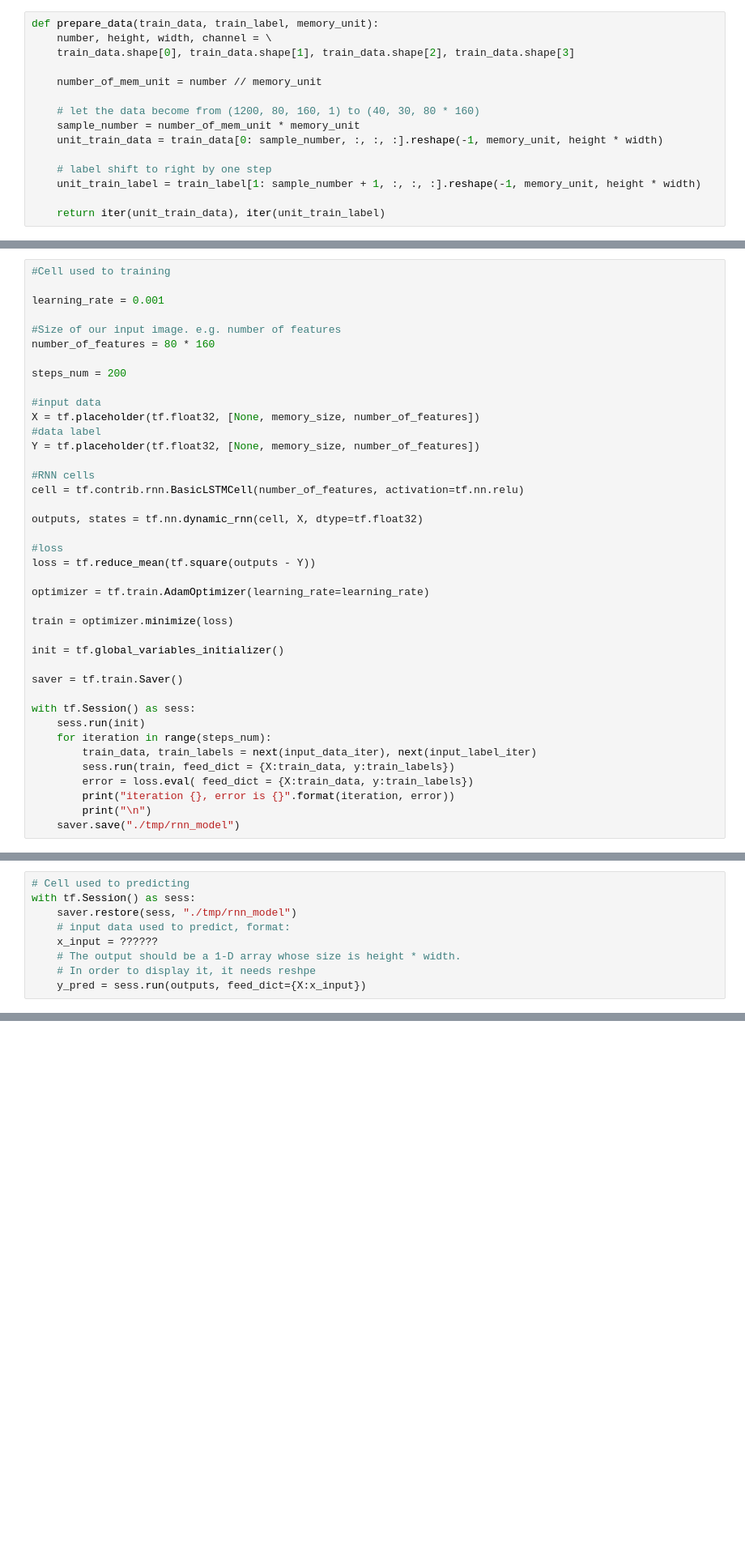
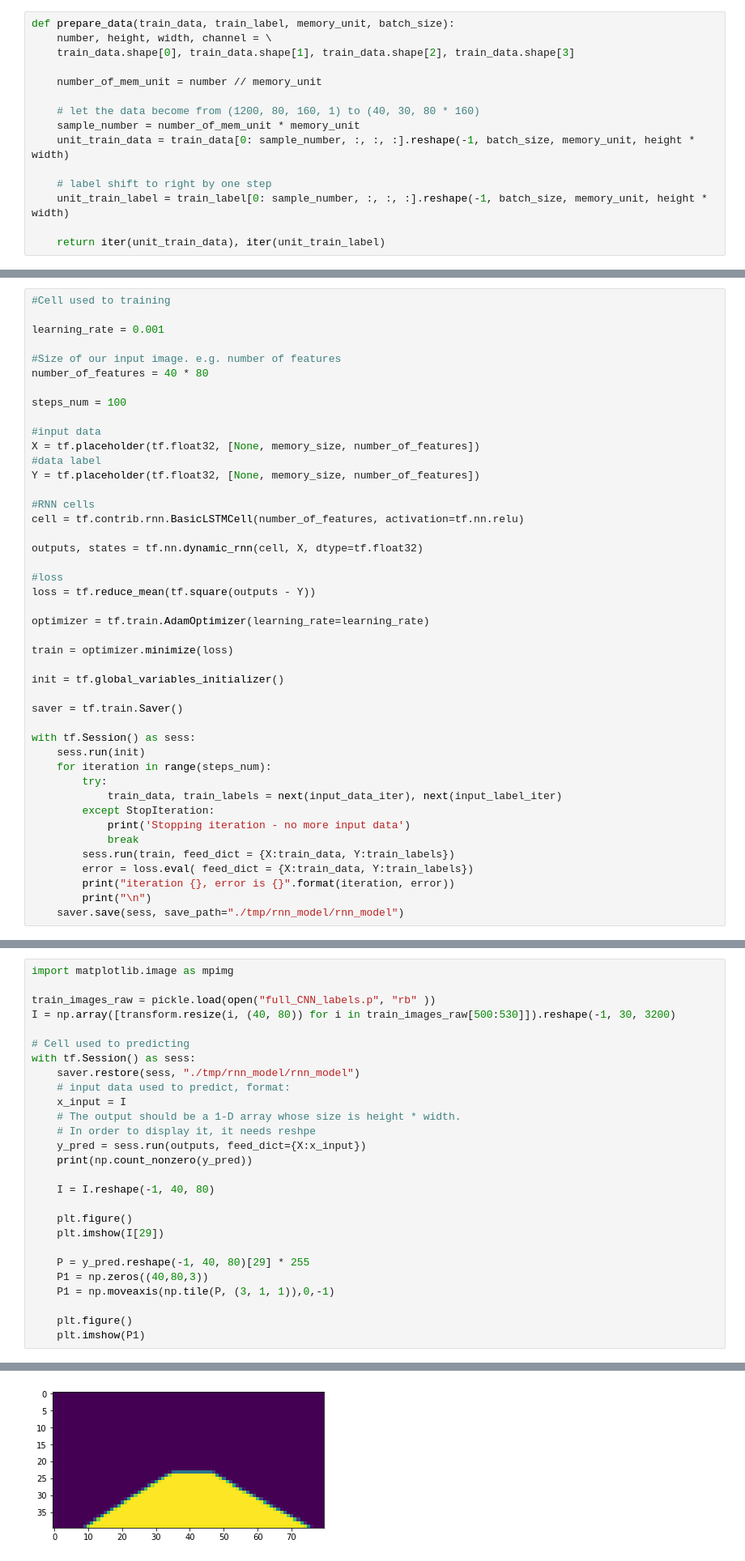
Before and after one commit to Spozder/LaneDetectionNNProject, a Jupyter notebook: RNN_model.ipynb, the cells around one changed output, grey strips where cells are left out. Shown: that part at 81% size. Drawn from its saved outputs; the diff is of its cells as text; blank space fills up the shorter version.

```diff
--- a/RNN_model.ipynb
+++ b/RNN_model.ipynb
@@ -7,5 +8,5 @@ from sklearn.model_selection import train_test_split
 # %%
-def prepare_data(train_data, train_label, memory_unit):
+def prepare_data(train_data, train_label, memory_unit, batch_size):
     number, height, width, channel = \
     train_data.shape[0], train_data.shape[1], train_data.shape[2], train_data.shape[3]
 
@@ -13,10 +14,10 @@ def prepare_data(train_data, train_label, memory_unit):
 
     # let the data become from (1200, 80, 160, 1) to (40, 30, 80 * 160)
     sample_number = number_of_mem_unit * memory_unit
-    unit_train_data = train_data[0: sample_number, :, :, :].reshape(-1, memory_unit, height * width)
+    unit_train_data = train_data[0: sample_number, :, :, :].reshape(-1, batch_size, memory_unit, height * width)
 
     # label shift to right by one step
-    unit_train_label = train_label[1: sample_number + 1, :, :, :].reshape(-1, memory_unit, height * width)
+    unit_train_label = train_label[0: sample_number, :, :, :].reshape(-1, batch_size, memory_unit, height * width)
 
     return iter(unit_train_data), iter(unit_train_label)
 # %%
@@ -48,9 +53,9 @@ input_data_iter, input_label_iter = prepare_data(train_data, train_label, memory
 learning_rate = 0.001
 
 #Size of our input image. e.g. number of features
-number_of_features = 80 * 160
+number_of_features = 40 * 80
 
-steps_num = 200
+steps_num = 100
 
 #input data
 X = tf.placeholder(tf.float32, [None, memory_size, number_of_features])
@@ -76,9 +81,13 @@ saver = tf.train.Saver()
 with tf.Session() as sess:
     sess.run(init)
     for iteration in range(steps_num):
-        train_data, train_labels = next(input_data_iter), next(input_label_iter)
-        sess.run(train, feed_dict = {X:train_data, y:train_labels})
-        error = loss.eval( feed_dict = {X:train_data, y:train_labels})
+        try:
+            train_data, train_labels = next(input_data_iter), next(input_label_iter)
+        except StopIteration:
+            print('Stopping iteration - no more input data')
+            break
+        sess.run(train, feed_dict = {X:train_data, Y:train_labels})
+        error = loss.eval( feed_dict = {X:train_data, Y:train_labels})
         print("iteration {}, error is {}".format(iteration, error))
         print("\n")
-    saver.save("./tmp/rnn_model")
+    saver.save(sess, save_path="./tmp/rnn_model/rnn_model")
@@ -85,9 +112,28 @@ with tf.Session() as sess:
 # %%
+import matplotlib.image as mpimg
+
+train_images_raw = pickle.load(open("full_CNN_labels.p", "rb" ))
+I = np.array([transform.resize(i, (40, 80)) for i in train_images_raw[500:530]]).reshape(-1, 30, 3200)
+
 # Cell used to predicting
 with tf.Session() as sess:
-    saver.restore(sess, "./tmp/rnn_model")
+    saver.restore(sess, "./tmp/rnn_model/rnn_model")
     # input data used to predict, format:
-    x_input = ??????
+    x_input = I
     # The output should be a 1-D array whose size is height * width.
     # In order to display it, it needs reshpe
     y_pred = sess.run(outputs, feed_dict={X:x_input})
+    print(np.count_nonzero(y_pred))
+
+    I = I.reshape(-1, 40, 80)
+
+    plt.figure()
+    plt.imshow(I[29])
+
+    P = y_pred.reshape(-1, 40, 80)[29] * 255
+    P1 = np.zeros((40,80,3))
+    P1 = np.moveaxis(np.tile(P, (3, 1, 1)),0,-1)
+
+    plt.figure()
+    plt.imshow(P1)
+# %% [output]
@@ -93,0 +143 @@ with tf.Session() as sess:
+[figure, added]
```
Also changed, not shown: parts of 5 cells of this notebook, 1 other file.
